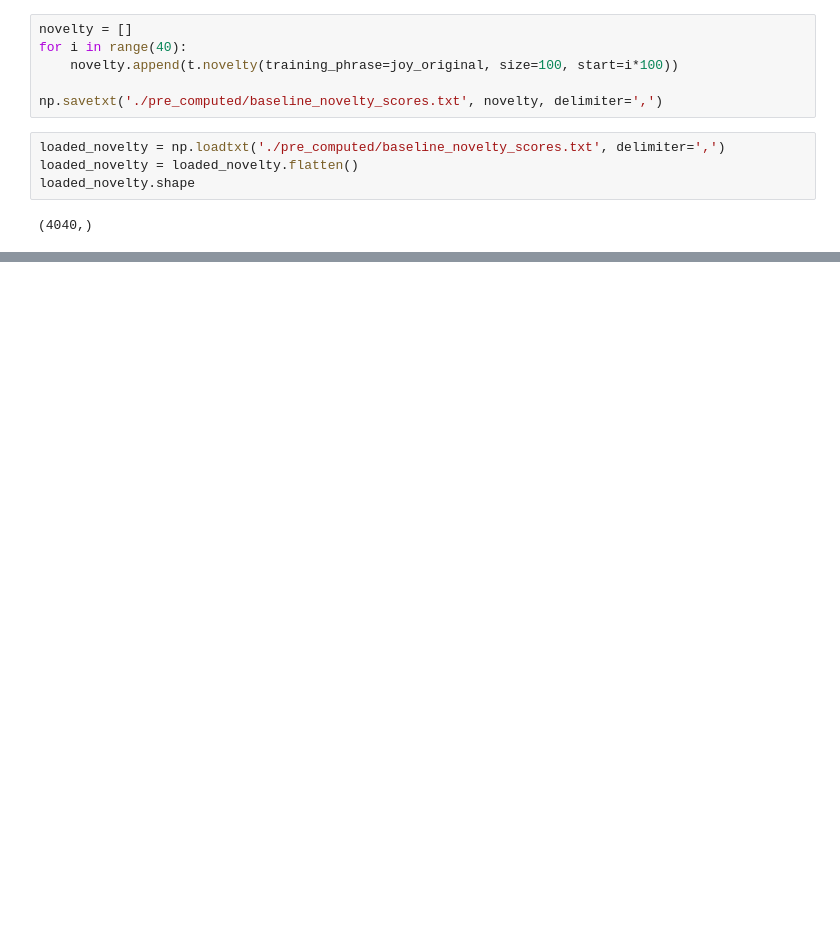
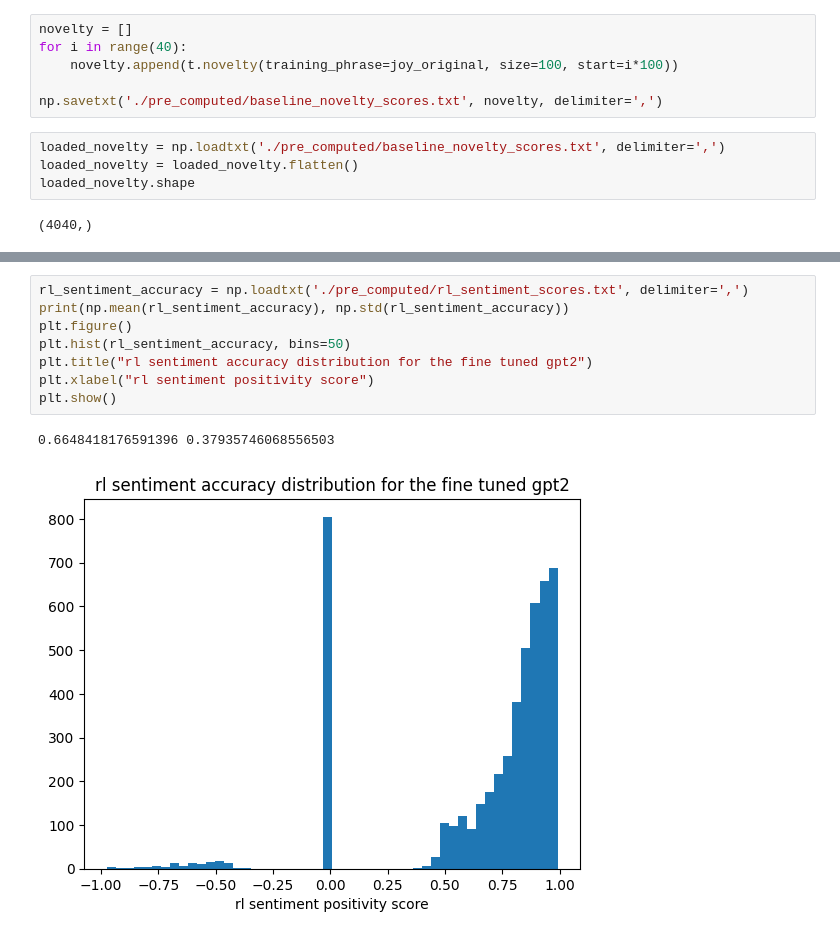
Before and after one commit to zczlsde/SentiBot, a Jupyter notebook: Baseline/run.ipynb, the cells around one changed output, grey strips where cells are left out. Saved outputs shown, nothing was run; the diff lists cells and outputs as text; blank space fills up the shorter version.

```diff
--- a/Baseline/run.ipynb
+++ b/Baseline/run.ipynb
@@ -159,0 +162,11 @@ plt.show()
+# %%
+rl_sentiment_accuracy = np.loadtxt('./pre_computed/rl_sentiment_scores.txt', delimiter=',')
+print(np.mean(rl_sentiment_accuracy), np.std(rl_sentiment_accuracy))
+plt.figure()
+plt.hist(rl_sentiment_accuracy, bins=50)
+plt.title("rl sentiment accuracy distribution for the fine tuned gpt2")
+plt.xlabel("rl sentiment positivity score")
+plt.show()
+# %% [output]
+0.6648418176591396 0.37935746068556503
+[figure, added]
```
Also changed, not shown: parts of 6 cells of this notebook, 3 other files.
